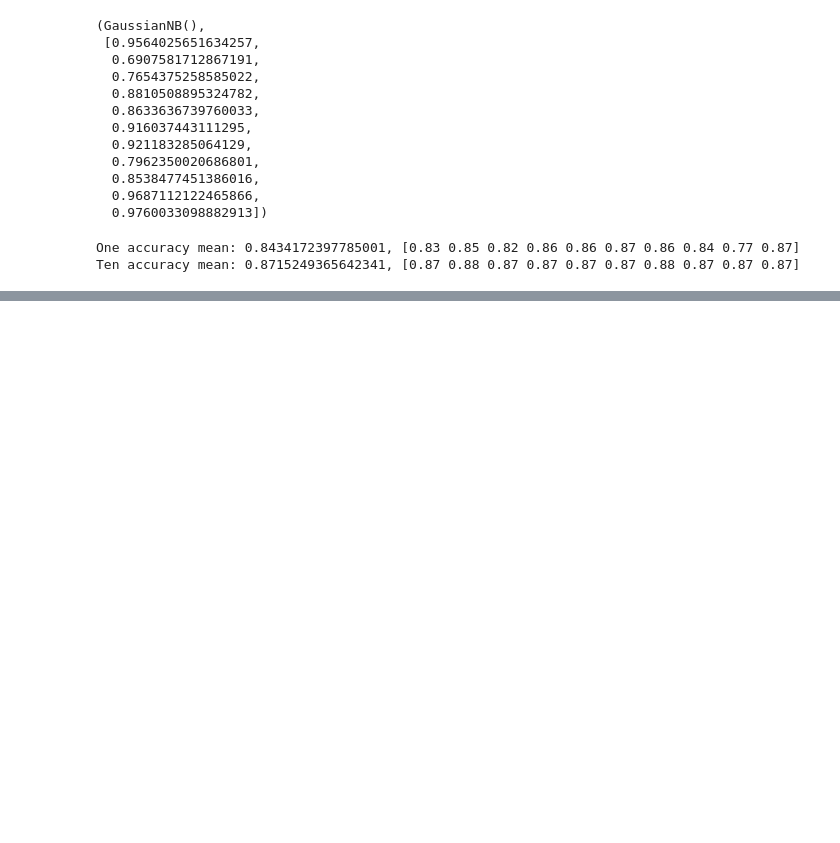
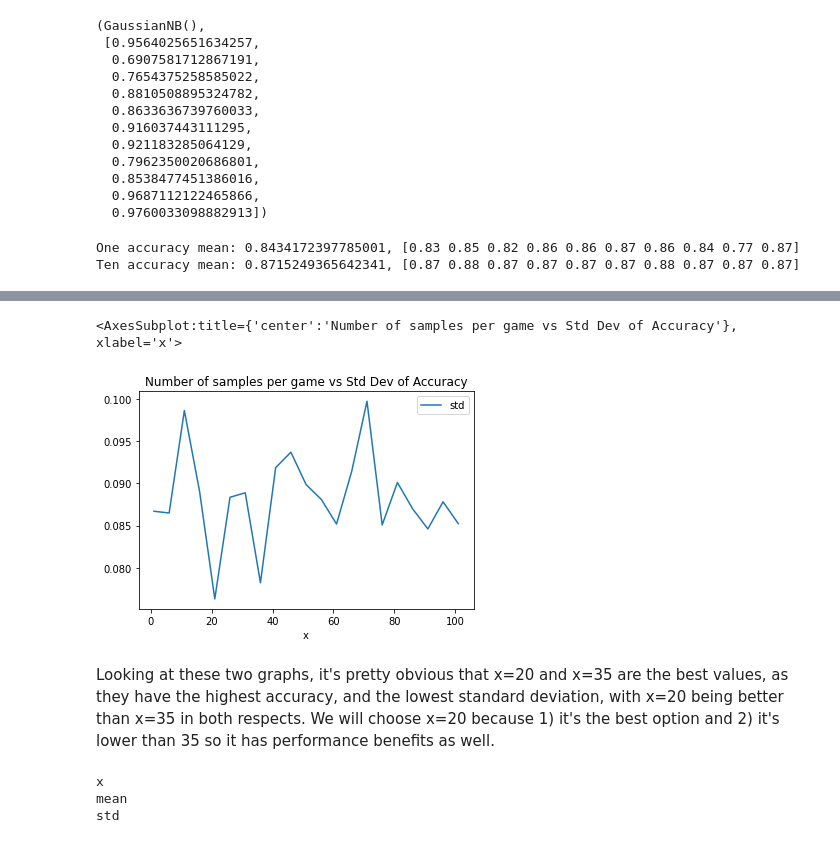
Before and after one commit to kevin51jiang/msci-446, a Jupyter notebook: working/logisticRegression.ipynb, the cells around one changed output, grey strips where cells are left out. Drawn from its saved outputs; the diff is of its cells as text; code cells hidden in the pictures; blank space fills up the shorter version.

```diff
--- a/working/logisticRegression.ipynb
+++ b/working/logisticRegression.ipynb
@@ -197,0 +241,19 @@ Ten accuracy mean: 0.8715249365642341, [0.87 0.88 0.87 0.87 0.87 0.87 0.88 0.87
+# %%
+df.plot('x', 'std', title="Number of samples per game vs Std Dev of Accuracy")
+# %% [output]
+<AxesSubplot:title={'center':'Number of samples per game vs Std Dev of Accuracy'}, xlabel='x'>
+[figure, added]
+# %% [markdown]
+Looking at these two graphs, it's pretty obvious that x=20 and x=35 are the best values, as they have the highest accuracy, and the lowest standard deviation, with x=20 being better than x=35 in both respects.
+We will choose x=20 because 1) it's the best option and 2) it's lower than 35 so it has performance benefits as well.
+# %%
+
+
+
+
+for row in df:
+    print(row)
+# %% [output]
+x
+mean
+std
```
Also changed, not shown: parts of 3 cells of this notebook.
